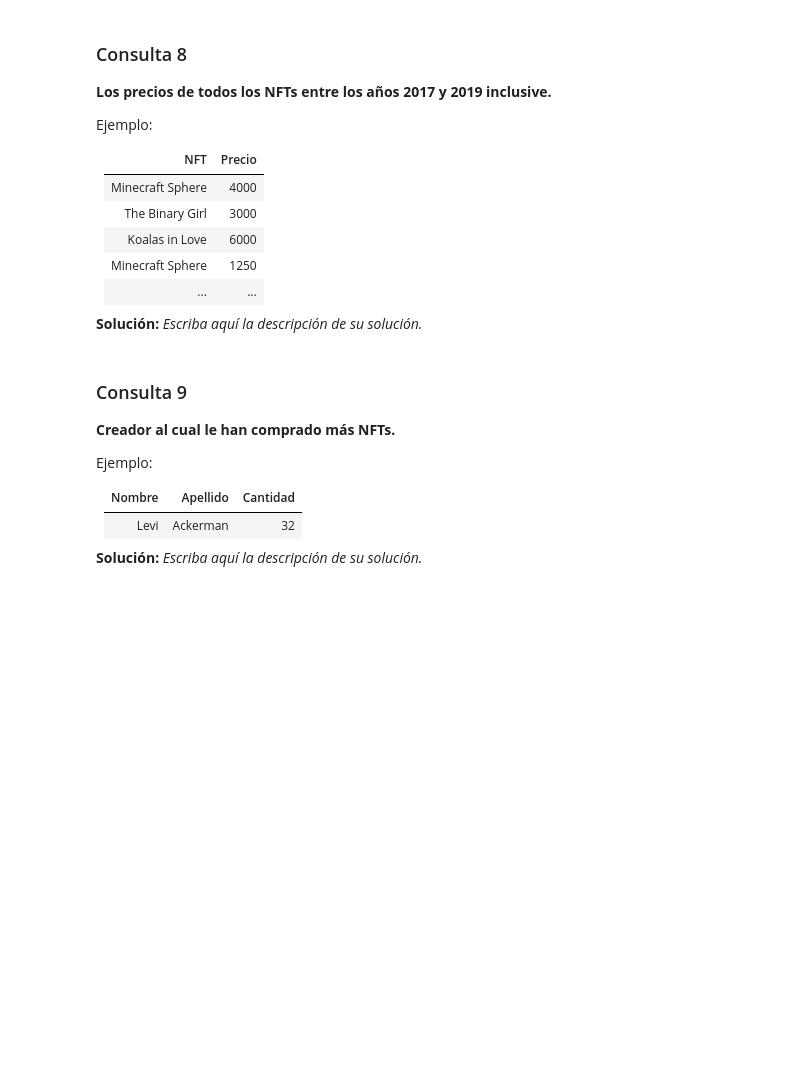
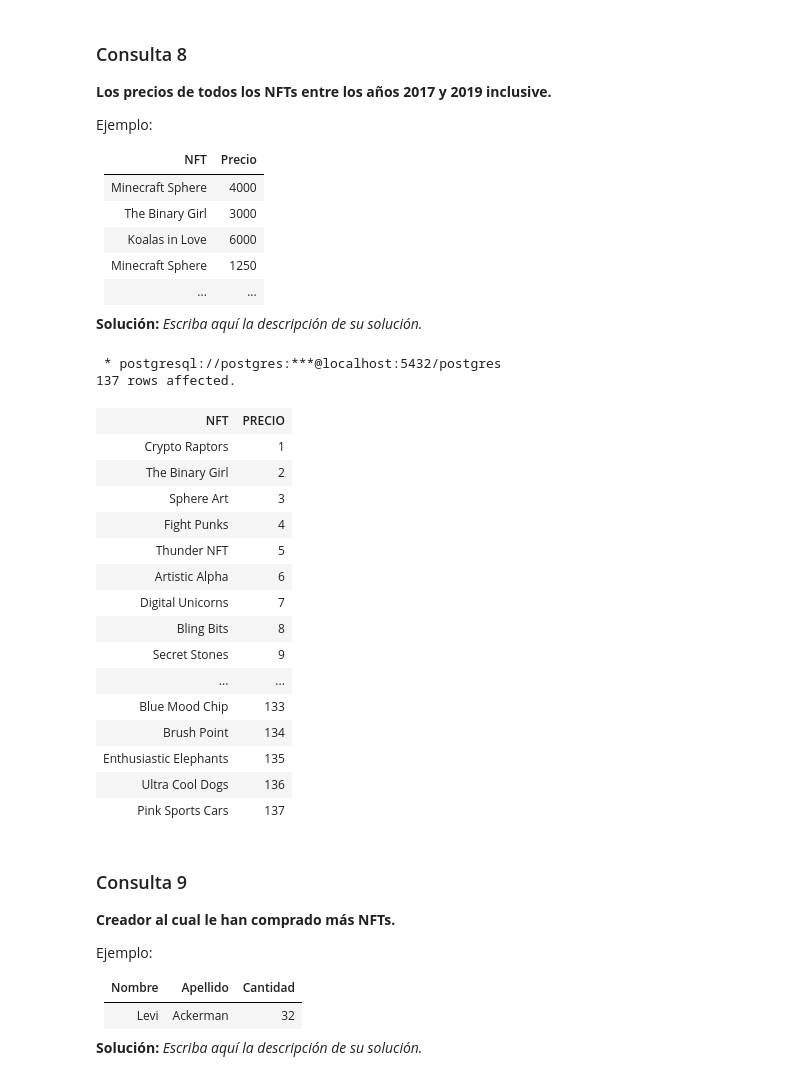
Before and after one commit to SupremacyDuck/Tarea-1-Grupo19, a Jupyter notebook: Tarea1 Grupo19.ipynb, the cells around one changed output. Cells and saved outputs as stored; diff of their text form; code cells hidden in the pictures; blank space fills up the shorter version.

```diff
--- a/Tarea1 Grupo19.ipynb
+++ b/Tarea1 Grupo19.ipynb
@@ -523,3 +515,30 @@ WHERE
+# %%
+%%sql
+SELECT nombre AS "NFT", precio AS "PRECIO"
+FROM nft
+
+
+
+;
+# %% [output]
+ * postgresql://postgres:***@localhost:5432/postgres
+137 rows affected.
+| NFT | PRECIO |
+| Crypto Raptors | 1 |
+| The Binary Girl | 2 |
+| Sphere Art | 3 |
+| Fight Punks | 4 |
+| Thunder NFT | 5 |
+| Artistic Alpha | 6 |
+| Digital Unicorns | 7 |
+| Bling Bits | 8 |
+| Secret Stones | 9 |
+| ... | ... |
+| Blue Mood Chip | 133 |
+| Brush Point | 134 |
+| Enthusiastic Elephants | 135 |
+| Ultra Cool Dogs | 136 |
+| Pink Sports Cars | 137 |
 # %% [markdown]
 ### Consulta 9
 **Creador al cual le han comprado más NFTs.**
```
Also changed, not shown: parts of 2 cells of this notebook.
